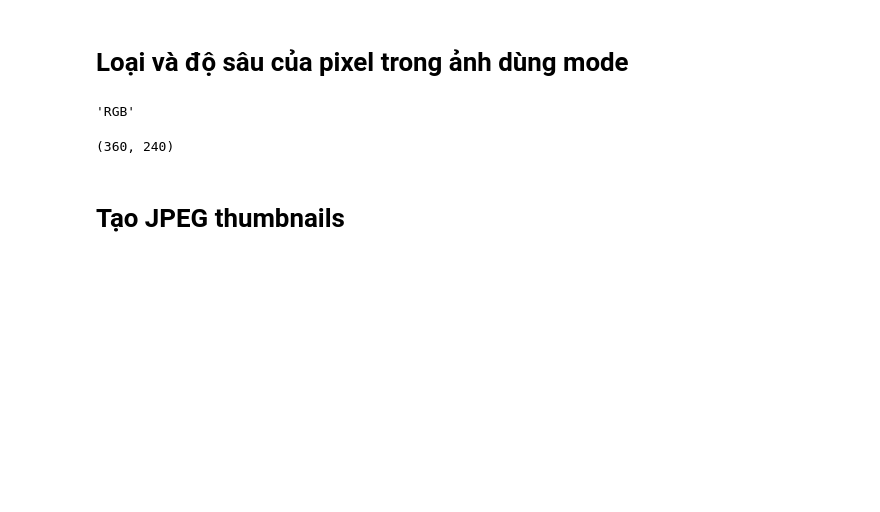
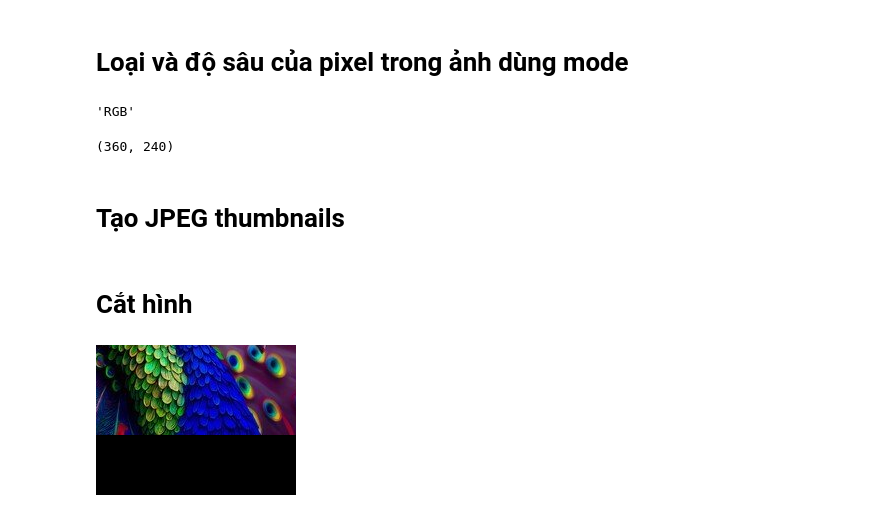
Before and after one commit to TaQuangKhoi/Learn-Computer-Vision, a Jupyter notebook: 19-Sep-2023.ipynb, the cells around one changed output. Saved outputs shown, nothing was run; the diff lists cells and outputs as text; code cells hidden in the pictures; blank space fills up the shorter version.

```diff
--- a/19-Sep-2023.ipynb
+++ b/19-Sep-2023.ipynb
@@ -27,3 +27,12 @@ im.size
 size = 128, 128
 im.thumbnail(size)
 im.save('thumb.png')
+# %% [markdown]
+# Cắt hình
+# %%
+im = Image.open('peacock.jpg')
+box = (100, 150, 300, 300)
+cropped_image = im.crop(box)
+cropped_image
+# %% [output]
+[figure, added]
```
Also changed, not shown: parts of 6 cells of this notebook, 2 other files.
